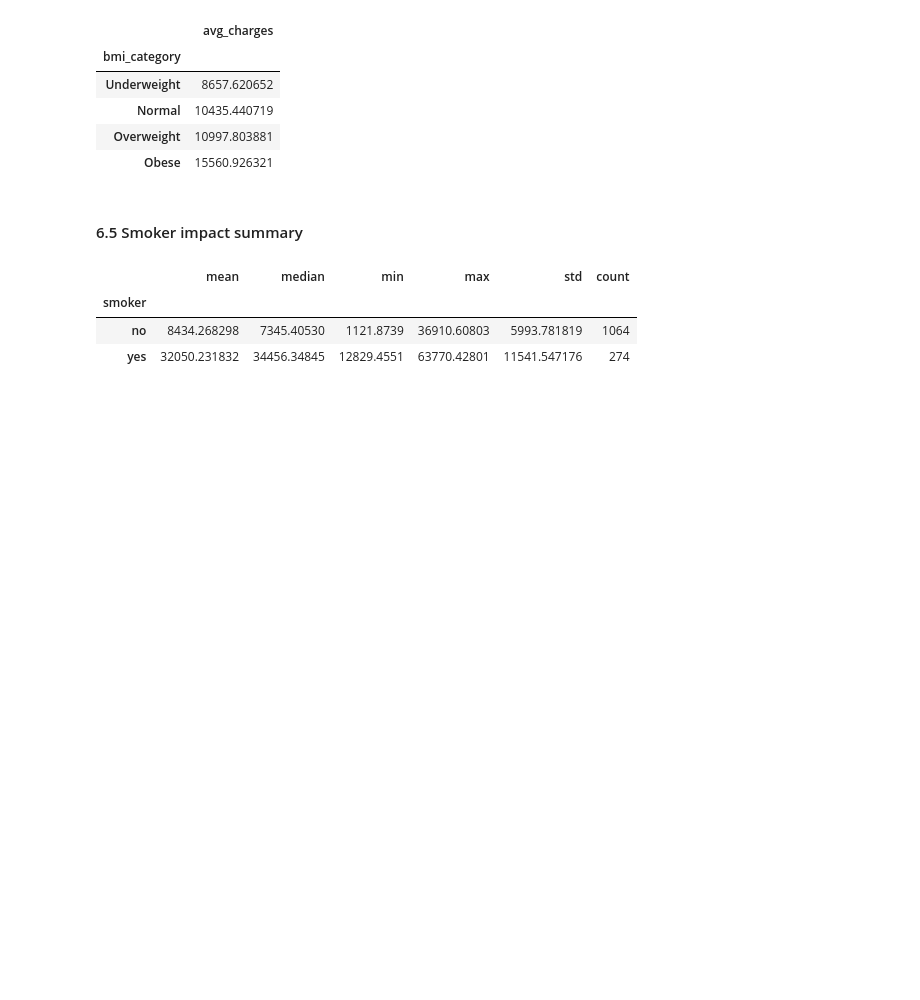
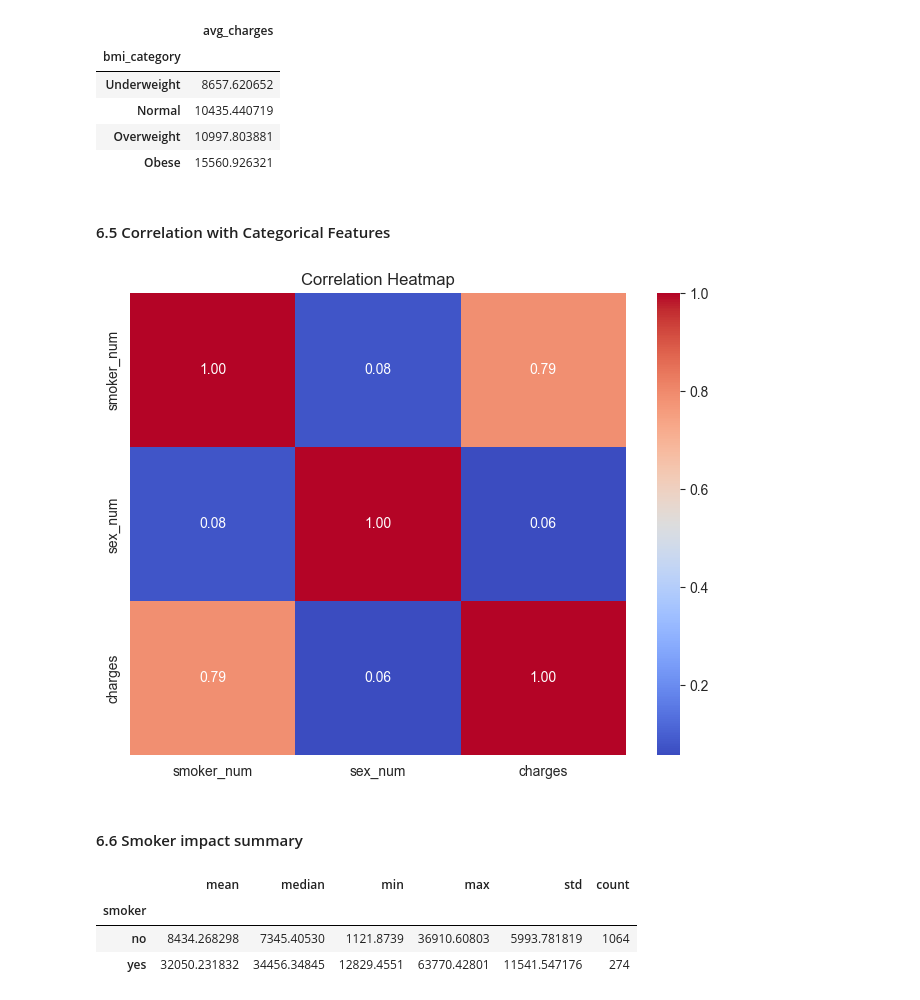
Before and after one commit to raphaeldahomay/school_da_project_m2, a Jupyter notebook: ds_da_insurance.ipynb, the cells around one changed output. Drawn from its saved outputs; the diff is of its cells as text; code cells hidden in the pictures; blank space fills up the shorter version.

```diff
--- a/ds_da_insurance.ipynb
+++ b/ds_da_insurance.ipynb
@@ -284,8 +283,21 @@ display(avg_bmi_group.to_frame(name="avg_charges"))
 | Normal | 10435.440719 |
 | Overweight | 10997.803881 |
 | Obese | 15560.926321 |
+# %% [markdown]
+#### 6.5 Correlation with Categorical Features
+# %%
+insurance_df["smoker_num"] = insurance_df["smoker"].map({"yes":1, "no":0})
+insurance_df["sex_num"] = insurance_df["sex"].map({"male":1, "female":0})
+cat_df = insurance_df[["smoker_num", "sex_num", "charges"]]
+
+plt.figure(figsize=(8, 6))
+sns.heatmap(cat_df.corr(), annot=True, cmap="coolwarm", fmt=".2f")
+plt.title("Correlation Heatmap")
+plt.show()
+# %% [output]
+[figure, added]
 # %% [markdown]
-#### 6.5 Smoker impact summary
+#### 6.6 Smoker impact summary
 # %%
 smoker_summary = insurance_df.groupby("smoker")["charges"].agg(["mean", "median", "min", "max", "std", "count"])
 display(smoker_summary)
```
Also changed, not shown: parts of 26 cells of this notebook, 2 other files.
